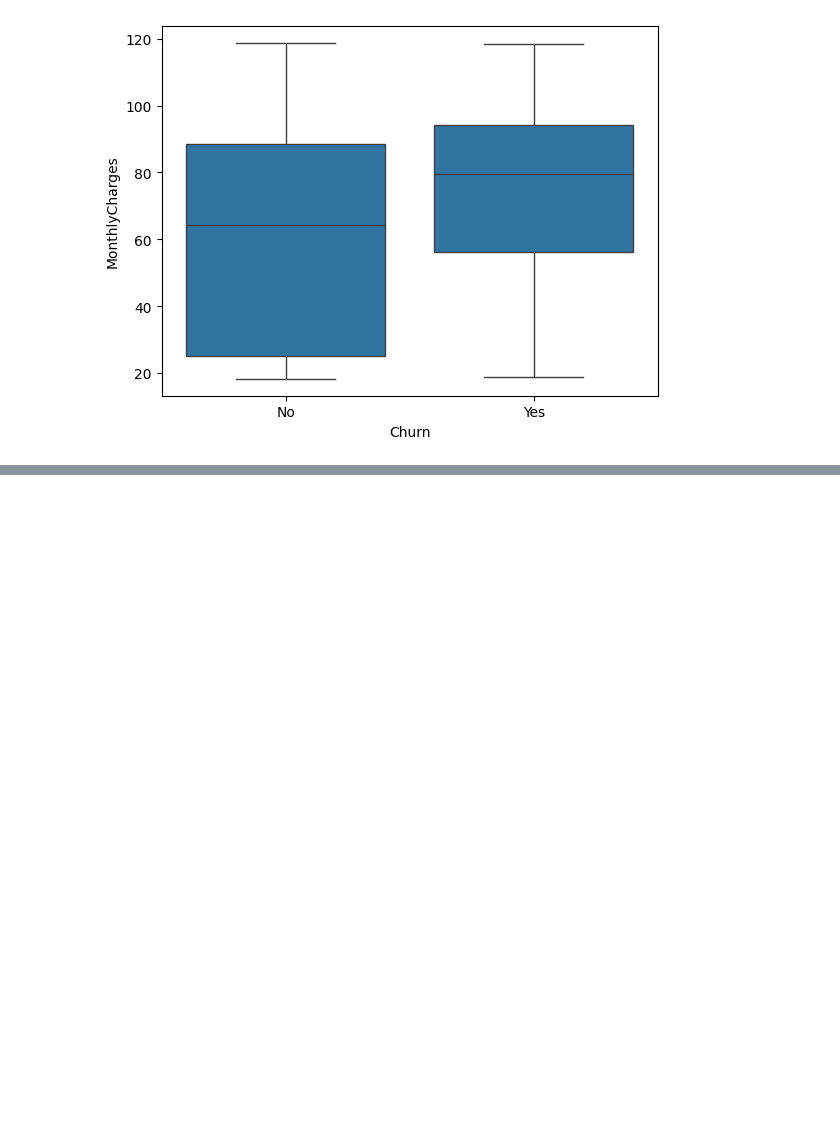
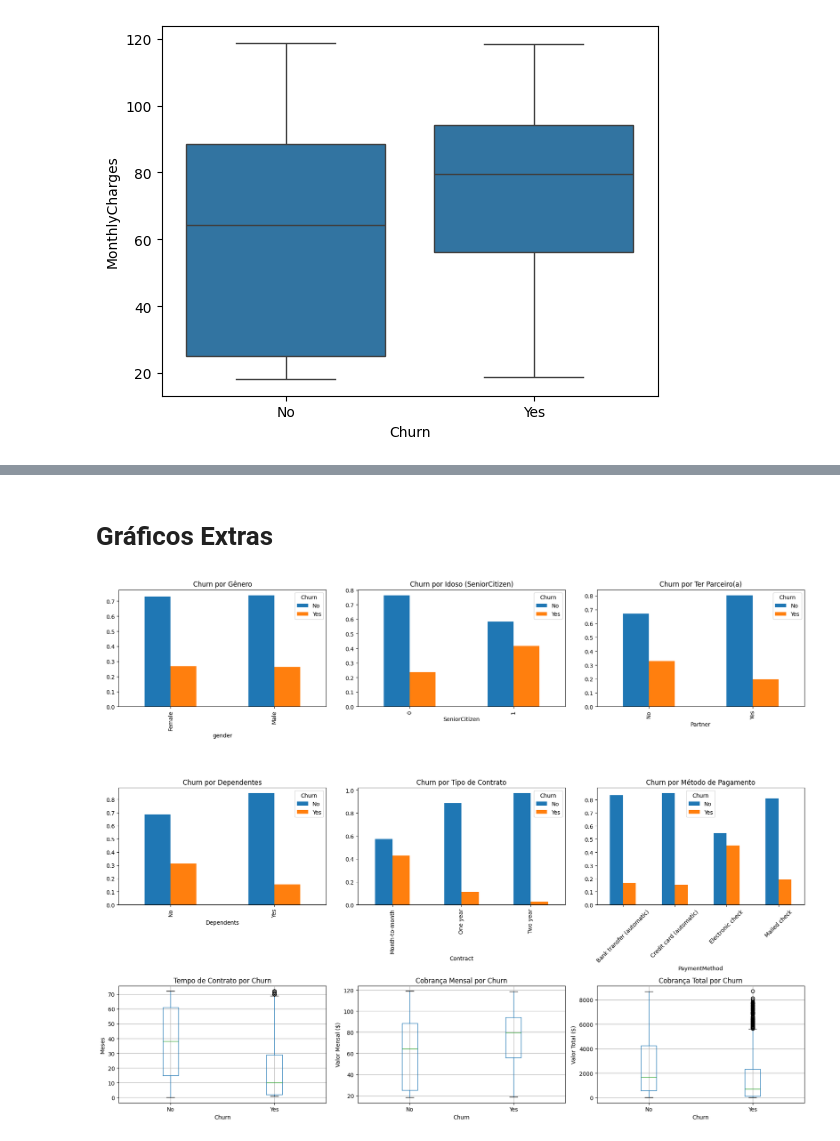
Before and after one commit to manseiracredit/Aula-7, a Jupyter notebook: Aula7_Telco_Customer_Churn.ipynb, the cells around one changed output, grey strips where cells are left out. Saved outputs shown, nothing was run; the diff lists cells and outputs as text; code cells hidden in the pictures; blank space fills up the shorter version.

```diff
--- a/Aula7_Telco_Customer_Churn.ipynb
+++ b/Aula7_Telco_Customer_Churn.ipynb
@@ -147,0 +183,49 @@ sns.boxplot(x='Churn', y='MonthlyCharges', data=df)
+# %% [markdown]
+# Gráficos Extras
+# %%
+import matplotlib.pyplot as plt
+import pandas as pd
+
+df["TotalCharges"] = pd.to_numeric(df["TotalCharges"], errors="coerce")
+
+fig, axes = plt.subplots(3, 3, figsize=(18, 14))
+axes = axes.flatten()
+
+df.groupby("gender")["Churn"].value_counts(normalize=True).unstack().plot(kind="bar", ax=axes[0])
+axes[0].set_title("Churn por Gênero")
+
+df.groupby("SeniorCitizen")["Churn"].value_counts(normalize=True).unstack().plot(kind="bar", ax=axes[1])
+axes[1].set_title("Churn por Idoso (SeniorCitizen)")
+
+df.groupby("Partner")["Churn"].value_counts(normalize=True).unstack().plot(kind="bar", ax=axes[2])
+axes[2].set_title("Churn por Ter Parceiro(a)")
+
+df.groupby("Dependents")["Churn"].value_counts(normalize=True).unstack().plot(kind="bar", ax=axes[3])
+axes[3].set_title("Churn por Dependentes")
+
+df.groupby("Contract")["Churn"].value_counts(normalize=True).unstack().plot(kind="bar", ax=axes[4])
+axes[4].set_title("Churn por Tipo de Contrato")
+
+df.groupby("PaymentMethod")["Churn"].value_counts(normalize=True).unstack().plot(kind="bar", ax=axes[5])
+axes[5].set_title("Churn por Método de Pagamento")
+axes[5].tick_params(axis="x", rotation=45)
+
+df.boxplot(column="tenure", by="Churn", ax=axes[6])
+axes[6].set_title("Tempo de Contrato por Churn")
+axes[6].set_ylabel("Meses")
+axes[6].get_figure().suptitle("")
+
+df.boxplot(column="MonthlyCharges", by="Churn", ax=axes[7])
+axes[7].set_title("Cobrança Mensal por Churn")
+axes[7].set_ylabel("Valor Mensal ($)")
+axes[7].get_figure().suptitle("")
+
+df.boxplot(column="TotalCharges", by="Churn", ax=axes[8])
+axes[8].set_title("Cobrança Total por Churn")
+axes[8].set_ylabel("Valor Total ($)")
+axes[8].get_figure().suptitle("")
+
+plt.tight_layout()
+plt.show()
+# %% [output]
+[figure, added]
```
Also changed, not shown: parts of 12 cells of this notebook, 1 other file.
